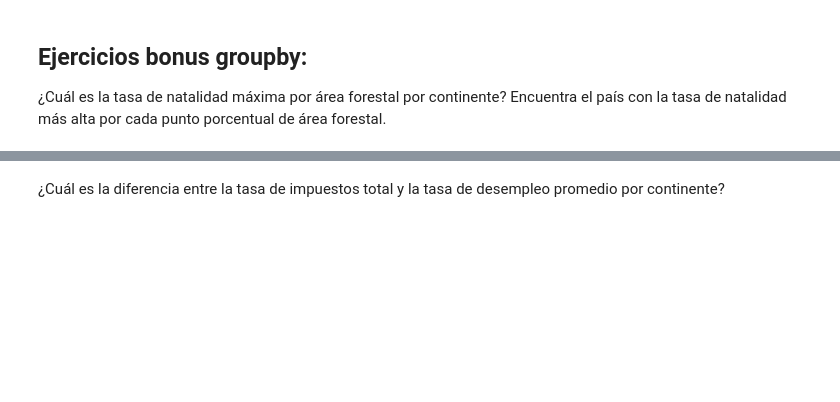
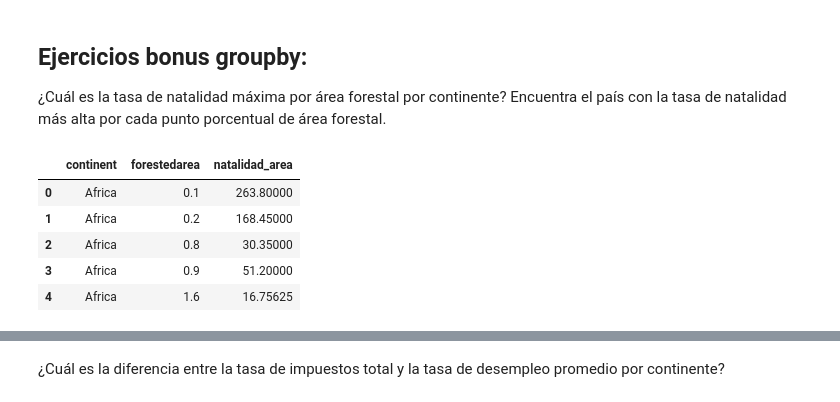
Before and after one commit to karinem0/promoG-modulo3-sprint1-pairprogramming-Fedra-Karine, a Jupyter notebook: 5.Agrupacion_datos_apply_Pair_programming.ipynb, the cells around one changed output, grey strips where cells are left out. Cells and saved outputs as stored; diff of their text form; code cells hidden in the pictures; blank space fills up the shorter version.

```diff
--- a/5.Agrupacion_datos_apply_Pair_programming.ipynb
+++ b/5.Agrupacion_datos_apply_Pair_programming.ipynb
@@ -466,3 +610,19 @@ Encuentra el país con la tasa de maternidad más alta por punto porcentual de t
 ## Ejercicios bonus groupby:
 
 ¿Cuál es la tasa de natalidad máxima por área forestal por continente? Encuentra el país con la tasa de natalidad más alta por cada punto porcentual de área forestal.
+# %%
+natalidad = df_world.groupby(['continent', 'forestedarea']).agg({'birthrate': 'max', 'forestedarea' : 'mean'})
+# Calculamos la tasa de natalidad por area forestal:
+natalidad_area =  natalidad['birthrate'] / natalidad['forestedarea']
+# Lo sacamos como data frame y renombras columna 0 para mejor comprensión:
+df_natalidad_area = natalidad_area.reset_index()
+df_natalidad_area.rename(columns={0:'natalidad_area'}, inplace=True)
+# Comprobamos que los cambios se han hecho correctamente:
+df_natalidad_area.head(5)
+# %% [output]
+|  | continent | forestedarea | natalidad_area |
+| 0 | Africa | 0.1 | 263.80000 |
+| 1 | Africa | 0.2 | 168.45000 |
+| 2 | Africa | 0.8 | 30.35000 |
+| 3 | Africa | 0.9 | 51.20000 |
+| 4 | Africa | 1.6 | 16.75625 |
```
Also changed, not shown: parts of 20 cells of this notebook, 1 other file.
